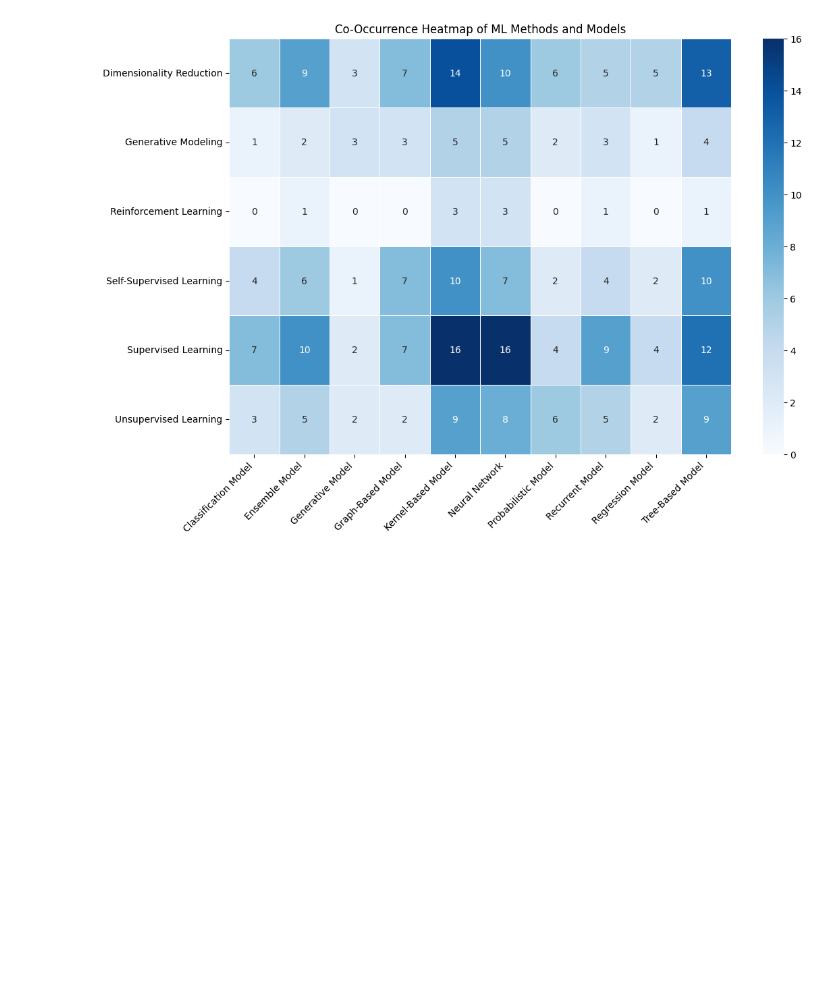
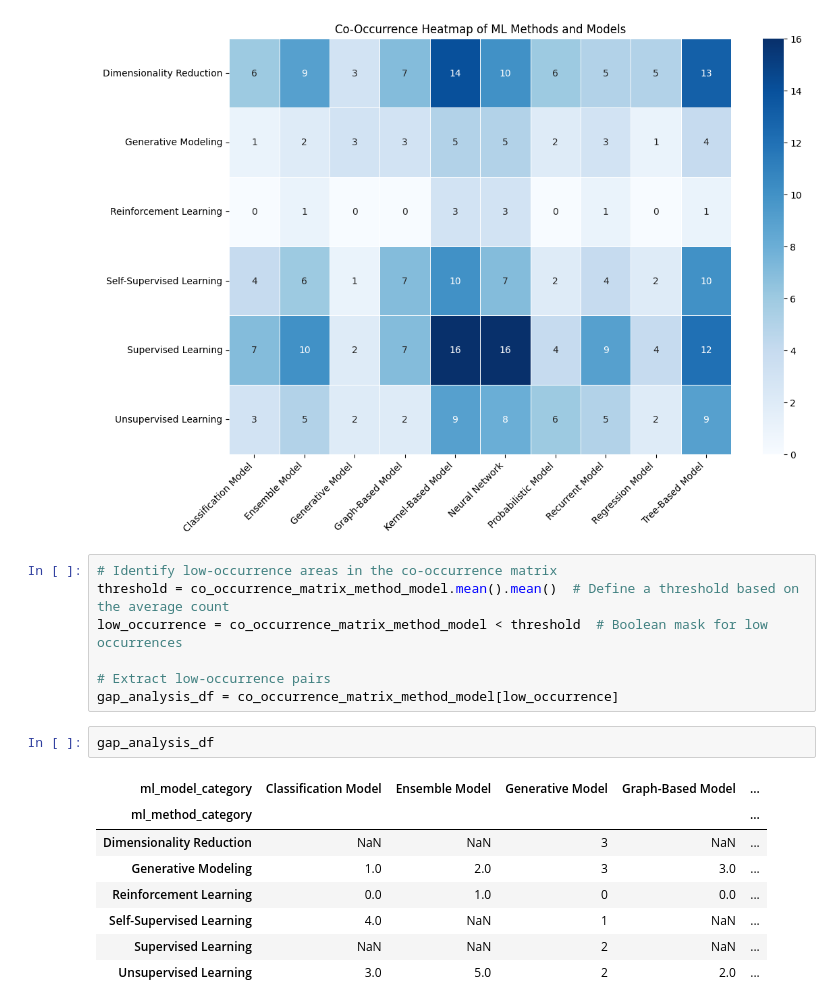
Before and after one commit to seyedrezamirkhani/ml-lncRNA, a Jupyter notebook: src/notebooks/part-03-finding-ML-methods-with-rules/12-analyse-search-results.ipynb, the cells around one changed output. Saved outputs shown, nothing was run; the diff lists cells and outputs as text; blank space fills up the shorter version.

```diff
--- a/src/notebooks/part-03-finding-ML-methods-with-rules/12-analyse-search-results.ipynb
+++ b/src/notebooks/part-03-finding-ML-methods-with-rules/12-analyse-search-results.ipynb
@@ -937,3 +937,21 @@ plt.xticks(rotation=45, ha="right")
 plt.show()
 # %% [output]
 [figure]
+# %%
+# Identify low-occurrence areas in the co-occurrence matrix
+threshold = co_occurrence_matrix_method_model.mean().mean()  # Define a threshold based on the average count
+low_occurrence = co_occurrence_matrix_method_model < threshold  # Boolean mask for low occurrences
+
+# Extract low-occurrence pairs
+gap_analysis_df = co_occurrence_matrix_method_model[low_occurrence]
+# %%
+gap_analysis_df
+# %% [output]
+| ml_model_category | Classification Model | Ensemble Model | Generative Model | Graph-Based Model | ... |
+| ml_method_category |  |  |  |  | ... |
+| Dimensionality Reduction | NaN | NaN | 3 | NaN | ... |
+| Generative Modeling | 1.0 | 2.0 | 3 | 3.0 | ... |
+| Reinforcement Learning | 0.0 | 1.0 | 0 | 0.0 | ... |
+| Self-Supervised Learning | 4.0 | NaN | 1 | NaN | ... |
+| Supervised Learning | NaN | NaN | 2 | NaN | ... |
+| Unsupervised Learning | 3.0 | 5.0 | 2 | 2.0 | ... |
```
